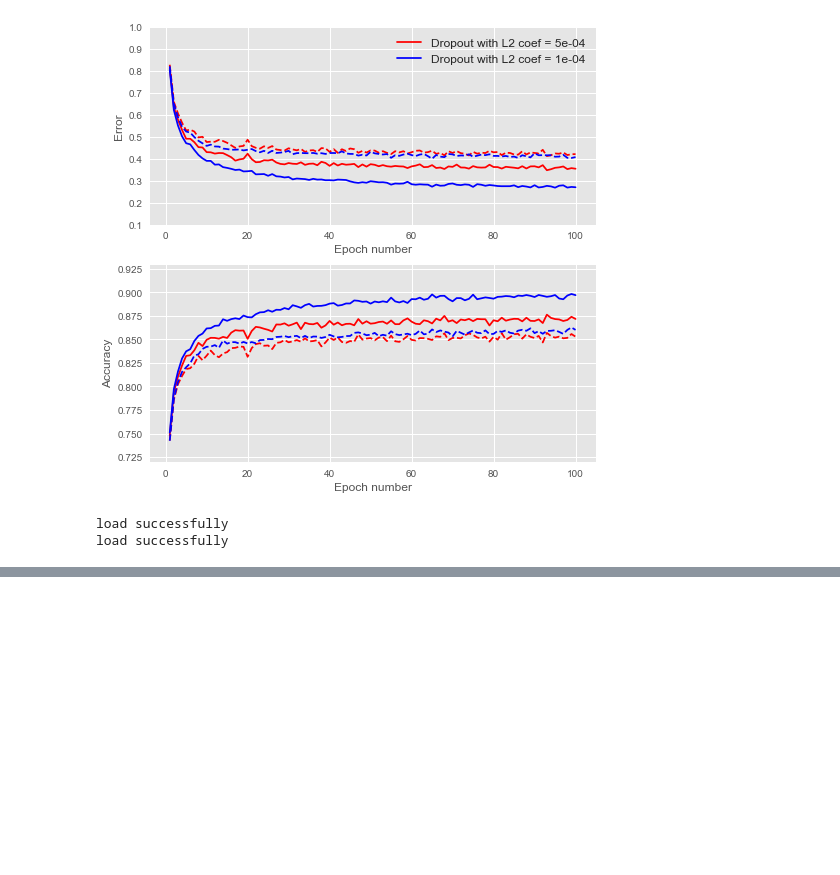
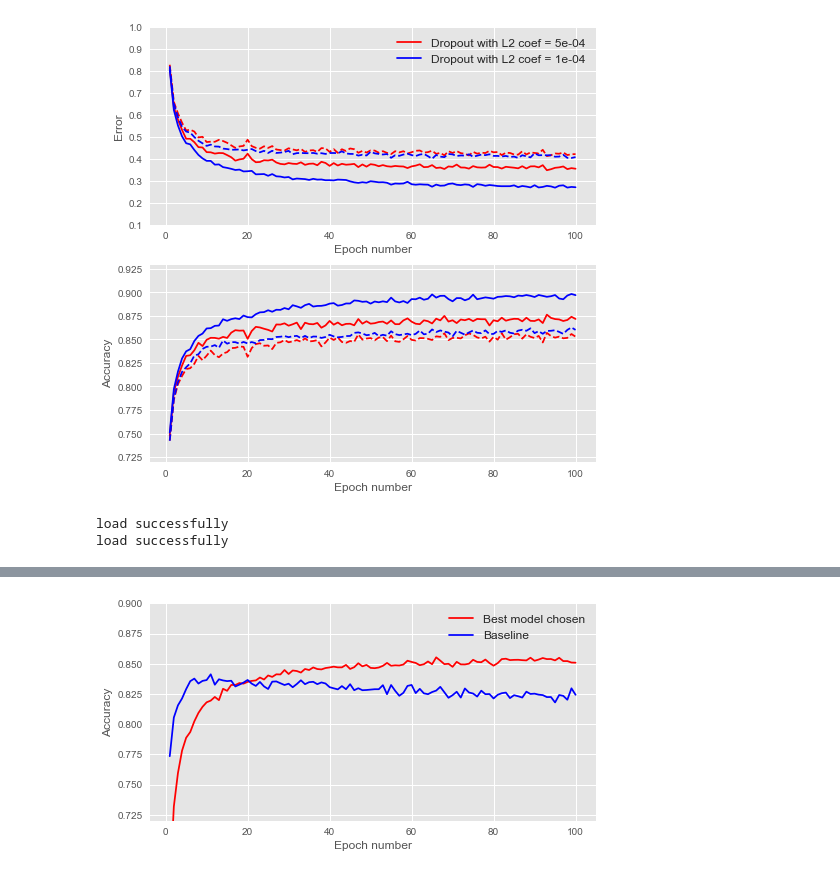
Before and after one commit to YutingGu/mlp_cw1_backup, a Jupyter notebook: notebooks/plot and data view.ipynb, the cells around one changed output, grey strips where cells are left out. Drawn from its saved outputs; the diff is of its cells as text; code cells hidden in the pictures; blank space fills up the shorter version.

```diff
--- a/notebooks/plot and data view.ipynb
+++ b/notebooks/plot and data view.ipynb
@@ -403,0 +366,4 @@ all_stats
+# %%
+all_stats = load_data('stats/(test)Dropout_p_0.90_L21e-04_lr3e-04.npy')
+all_stats.append(load_data('stats/layers.npy')[2])
+all_stats
@@ -403,0 +390,22 @@ all_stats
+# %%
+#all_stats = load_data('stats/(test)Dropout_p_0.90_L21e-04_lr3e-04.npy')
+#all_stats.append(load_data('stats/layers.npy')[2])
+stats_interval = 1
+
+fig = plt.figure(figsize=(8, 4))
+ax_4 = fig.add_subplot(111)
+ax_4.set_ylim([0.72,0.90])
+test = all_stats[0][1:,3]
+baseline = all_stats[1][1:,3]
+ax_4.plot(np.arange(1, 101) * stats_interval,
+          test, label='Best model chosen',
+          ls = '-', color = color[0])
+ax_4.plot(np.arange(1, 101) * stats_interval,
+          baseline, label='Baseline', ls = '-', color = color[1])
+ax_4.legend(loc=0, fontsize = 12)
+ax_4.set_xlabel('Epoch number', fontsize = 12)
+ax_4.set_ylabel('Accuracy', fontsize = 12)
+plt.show()
+fig.savefig('plots/test.pdf')
+# %% [output]
+[figure, added]
```
Also changed, not shown: parts of 6 cells of this notebook, 8 other files.
